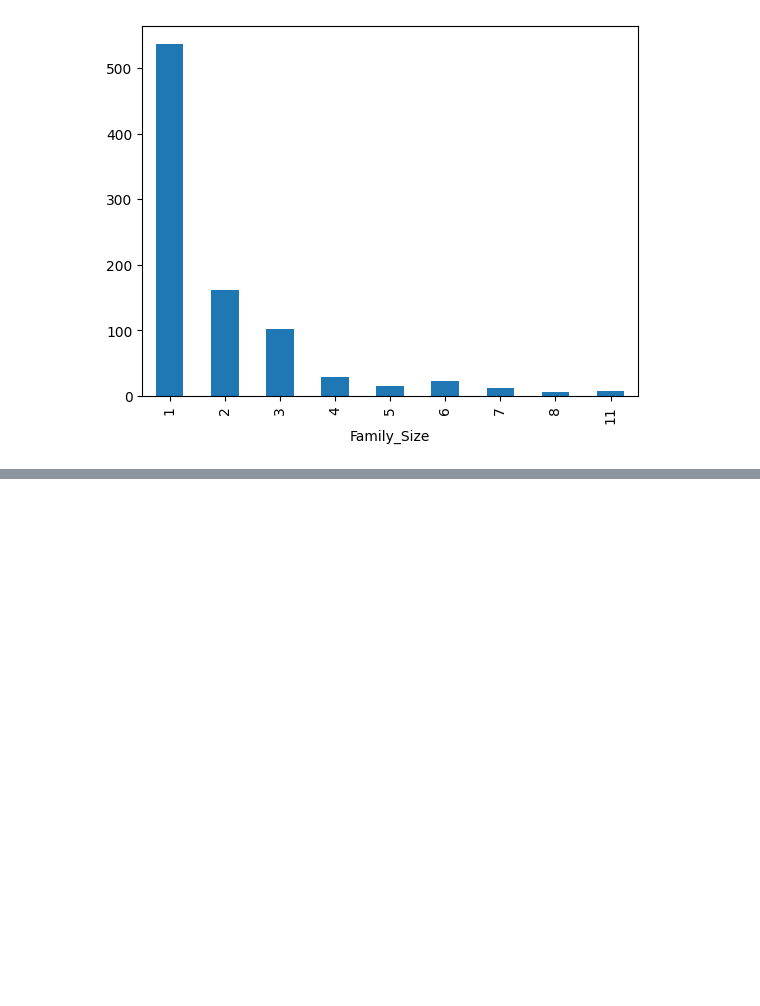
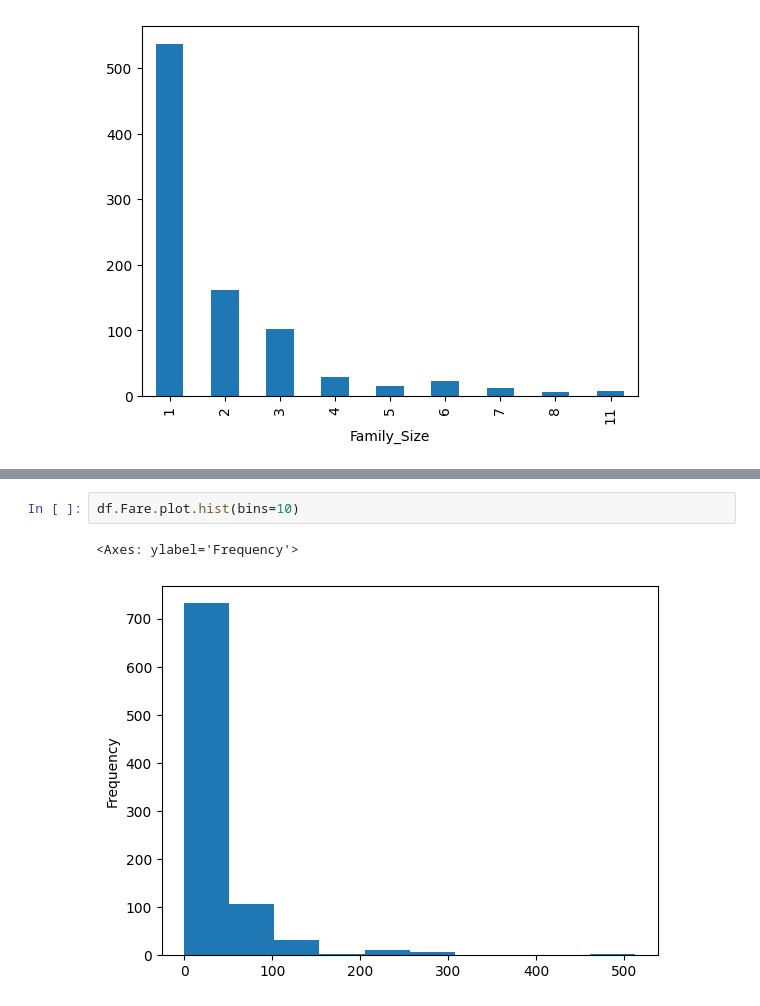
Before and after one commit to ahmedfakhar747/pandas-for-data-science, a Jupyter notebook: pandas_project_ai_dataset_preprocessing_and_eda.ipynb, the cells around one changed output, grey strips where cells are left out. Cells and saved outputs as stored; diff of their text form; blank space fills up the shorter version.

```diff
--- a/pandas_project_ai_dataset_preprocessing_and_eda.ipynb
+++ b/pandas_project_ai_dataset_preprocessing_and_eda.ipynb
@@ -654,0 +628,5 @@ If you found this notebook helpful, consider **upvoting ⭐** it and sharing you
+# %%
+df.Fare.plot.hist(bins=10)
+# %% [output]
+<Axes: ylabel='Frequency'>
+[figure, added]
```
Also changed, not shown: parts of 14 cells of this notebook.
